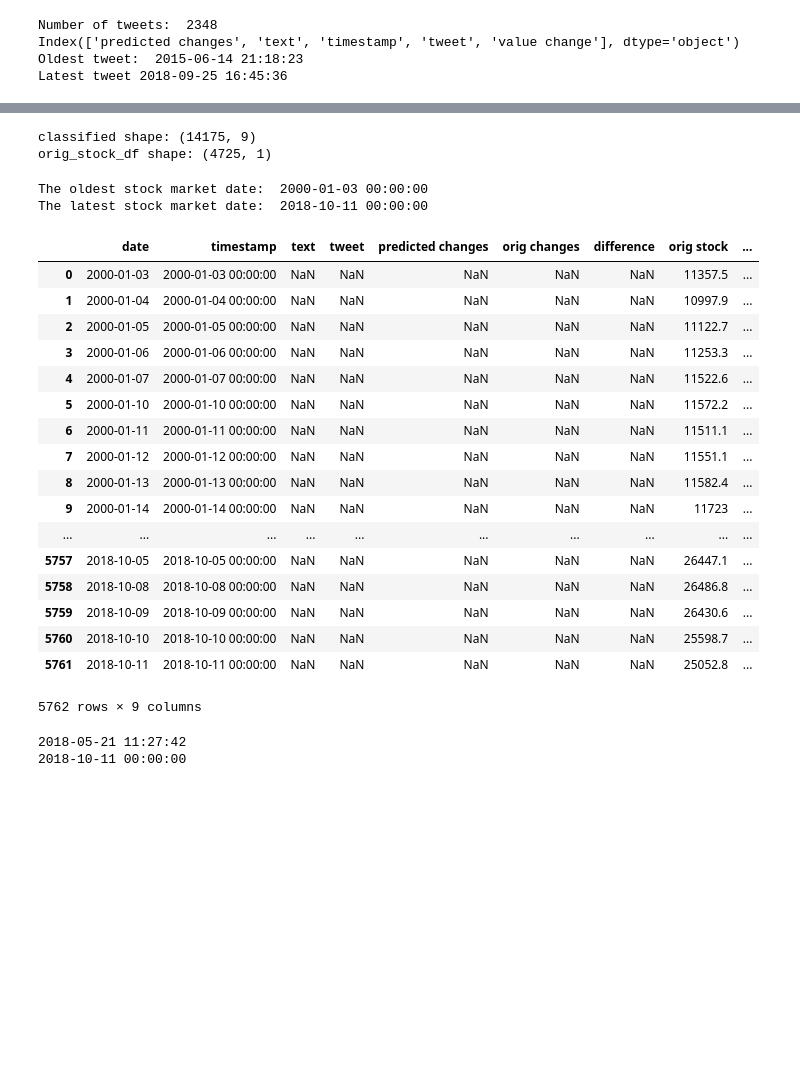
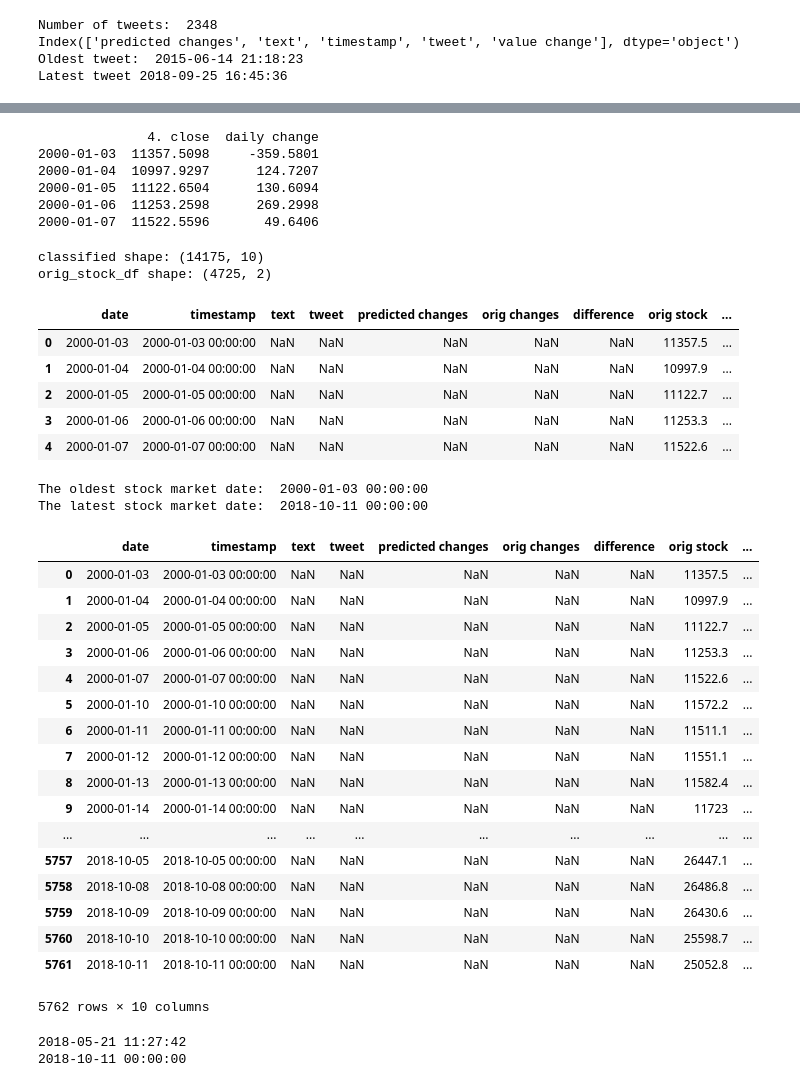
Before and after one commit to vvenla/trumponator, a Jupyter notebook: source/combine_tweets_and_stocks_data.ipynb, the cells around one changed output, grey strips where cells are left out. Cells and saved outputs as stored; diff of their text form; code cells hidden in the pictures; blank space fills up the shorter version.

```diff
--- a/source/combine_tweets_and_stocks_data.ipynb
+++ b/source/combine_tweets_and_stocks_data.ipynb
@@ -61,7 +78,44 @@ The latest stock market date:  2018-10-11
+# %%
+#counting the daily change out of the stock market data
+
+sample_size = orig_stock_df.shape[0]-1
+endpoints = orig_stock_df[1:]
+startpoints = orig_stock_df[:sample_size]
+
+#print (startpoints.index)
+#print (endpoints.index)
+
+#save the startpoint index to be used as the date. This way yesterday's bin will hold value
+#of change between yesterdays closing and todays closing, so yesterdays tweets get the value impact of today's
+#stock market value development
+indexes = startpoints.index
+
+#let's reset the indexes
+startpoints = startpoints.reset_index()
+endpoints = endpoints.reset_index()
+#print (startpoints.index)
+#print (endpoints.index)
+
+daily_change = endpoints["4. close"] - startpoints["4. close"]
+change = []
+for i in range(len(daily_change)):
+    change.append(daily_change[i])
+
+change.append(0)
+
+orig_stock_df['daily change']=pd.Series(change, index=orig_stock_df.index)
+print(orig_stock_df.head())
+# %% [output]
+              4. close  daily change
+2000-01-03  11357.5098     -359.5801
+2000-01-04  10997.9297      124.7207
+2000-01-05  11122.6504      130.6094
+2000-01-06  11253.2598      269.2998
+2000-01-07  11522.5596       49.6406
 # %%
 #combine the tweets and stock market data
 classified = pd.DataFrame(columns=["date", "timestamp", "text", "tweet", "predicted changes", "orig changes", "difference",
-                                   "orig stock", "prev stock"],
+                                   "orig stock", "prev stock", "daily change"],
                           index=range(orig_stock_df.shape[0]*3))
 print("classified shape:", classified.shape, "\norig_stock_df shape:", orig_stock_df.shape)
 time_bins = {}
@@ -73,35 +127,45 @@ maksimi=0
 j=0
 
 for i, t in enumerate(orig_stock_df.index):
 
     stock_date=datetime.strptime(t, '%Y-%m-%d').date()
 
     if stock_date in tweets_df['date'].values:
         tweets=tweets_df.loc[tweets_df["date"]==stock_date]
         tweets.sort_index(inplace=True)
         tweets = tweets.reset_index(drop=True)
         for j in range(len(tweets)):
 
             classified["date"][maksimi] = t
             classified["timestamp"][maksimi] = tweets["timestamp"][j]
             classified["text"][maksimi] = tweets["text"][j]
             classified["tweet"][maksimi] = tweets["tweet"][j]
             classified["predicted changes"][maksimi] = tweets["predicted changes"][j]
             classified["orig changes"][maksimi] = tweets["value change"][j]
             classified["difference"][maksimi] = tweets["difference"][j]
             classified["orig stock"][maksimi] = orig_stock_df["4. close"][i]
             #previous stock market value for animated plot
             classified["prev stock"][maksimi] = orig_stock_df["4. close"][i-1]
+            classified["daily change"][maksimi] = orig_stock_df["daily change"][i]
             maksimi=maksimi+1
     else:
         classified["date"][maksimi] = t
         classified["timestamp"][maksimi] = datetime.strptime(t, '%Y-%m-%d')
         classified["orig stock"][maksimi] = orig_stock_df["4. close"][i]
         classified["prev stock"][maksimi] = orig_stock_df["4. close"][i-1]
+        classified["daily change"][maksimi] = orig_stock_df["daily change"][i]
         maksimi=maksimi+1
+
+classified.head()
 # %% [output]
-classified shape: (14175, 9)
-orig_stock_df shape: (4725, 1)
+classified shape: (14175, 10)
+orig_stock_df shape: (4725, 2)
+|  | date | timestamp | text | tweet | predicted changes | orig changes | difference | orig stock | ... |
+| 0 | 2000-01-03 | 2000-01-03 00:00:00 | NaN | NaN | NaN | NaN | NaN | 11357.5 | ... |
+| 1 | 2000-01-04 | 2000-01-04 00:00:00 | NaN | NaN | NaN | NaN | NaN | 10997.9 | ... |
+| 2 | 2000-01-05 | 2000-01-05 00:00:00 | NaN | NaN | NaN | NaN | NaN | 11122.7 | ... |
+| 3 | 2000-01-06 | 2000-01-06 00:00:00 | NaN | NaN | NaN | NaN | NaN | 11253.3 | ... |
+| 4 | 2000-01-07 | 2000-01-07 00:00:00 | NaN | NaN | NaN | NaN | NaN | 11522.6 | ... |
 # %%
 classified_drop=classified[classified["timestamp"].notnull()]
 print("The oldest stock market date: ", classified_drop["timestamp"][0])
@@ -132,7 +196,7 @@ classified_drop[match_series]
 | 5759 | 2018-10-09 | 2018-10-09 00:00:00 | NaN | NaN | NaN | NaN | NaN | 26430.6 | ... |
 | 5760 | 2018-10-10 | 2018-10-10 00:00:00 | NaN | NaN | NaN | NaN | NaN | 25598.7 | ... |
 | 5761 | 2018-10-11 | 2018-10-11 00:00:00 | NaN | NaN | NaN | NaN | NaN | 25052.8 | ... |
-5762 rows × 9 columns
+5762 rows × 10 columns
 # %%
 #write data in to the file for descriptive statistics
 with open('tweet_stock_results.json', 'w') as file:
```
Also changed, not shown: parts of 2 cells of this notebook.
